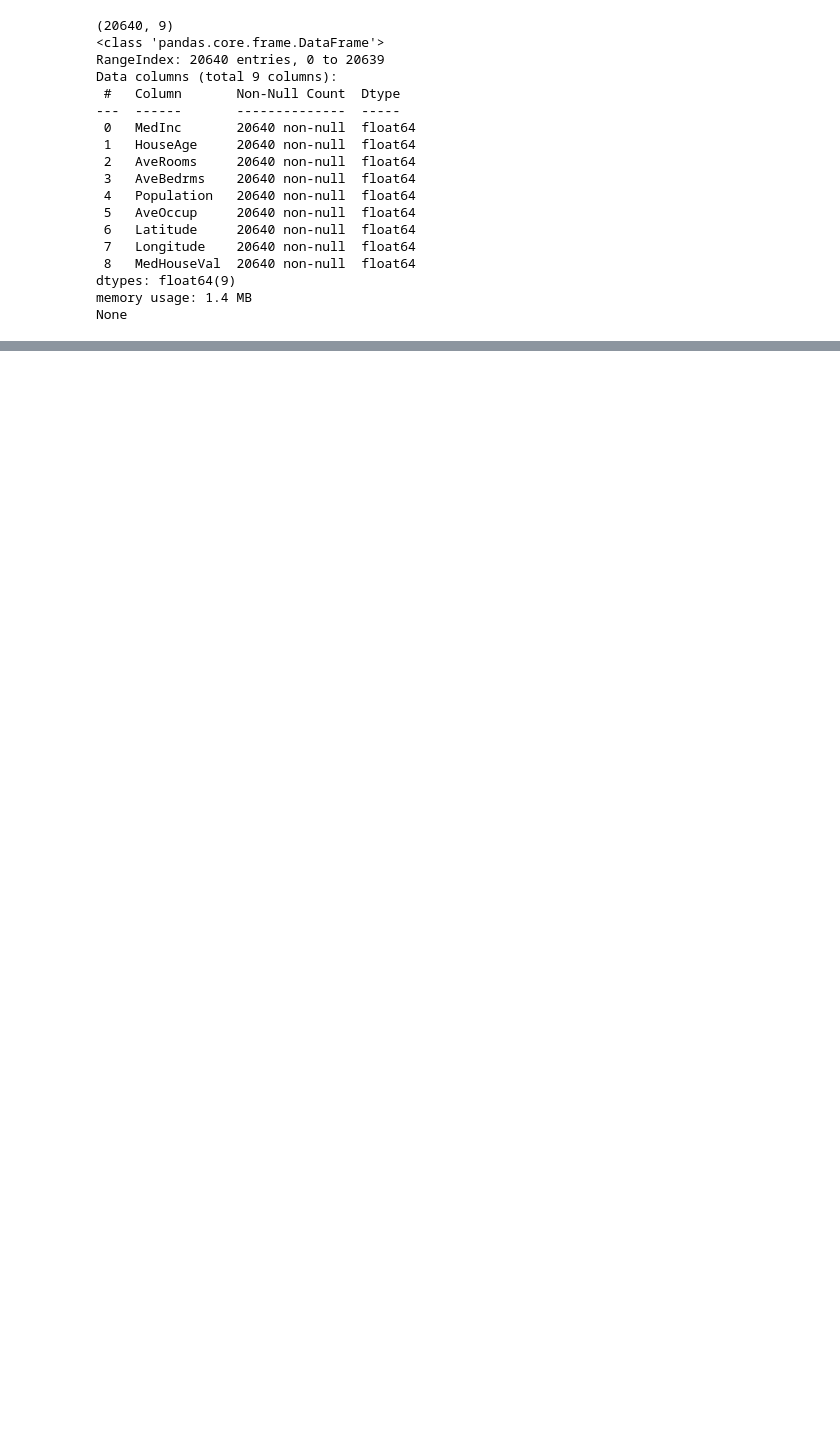
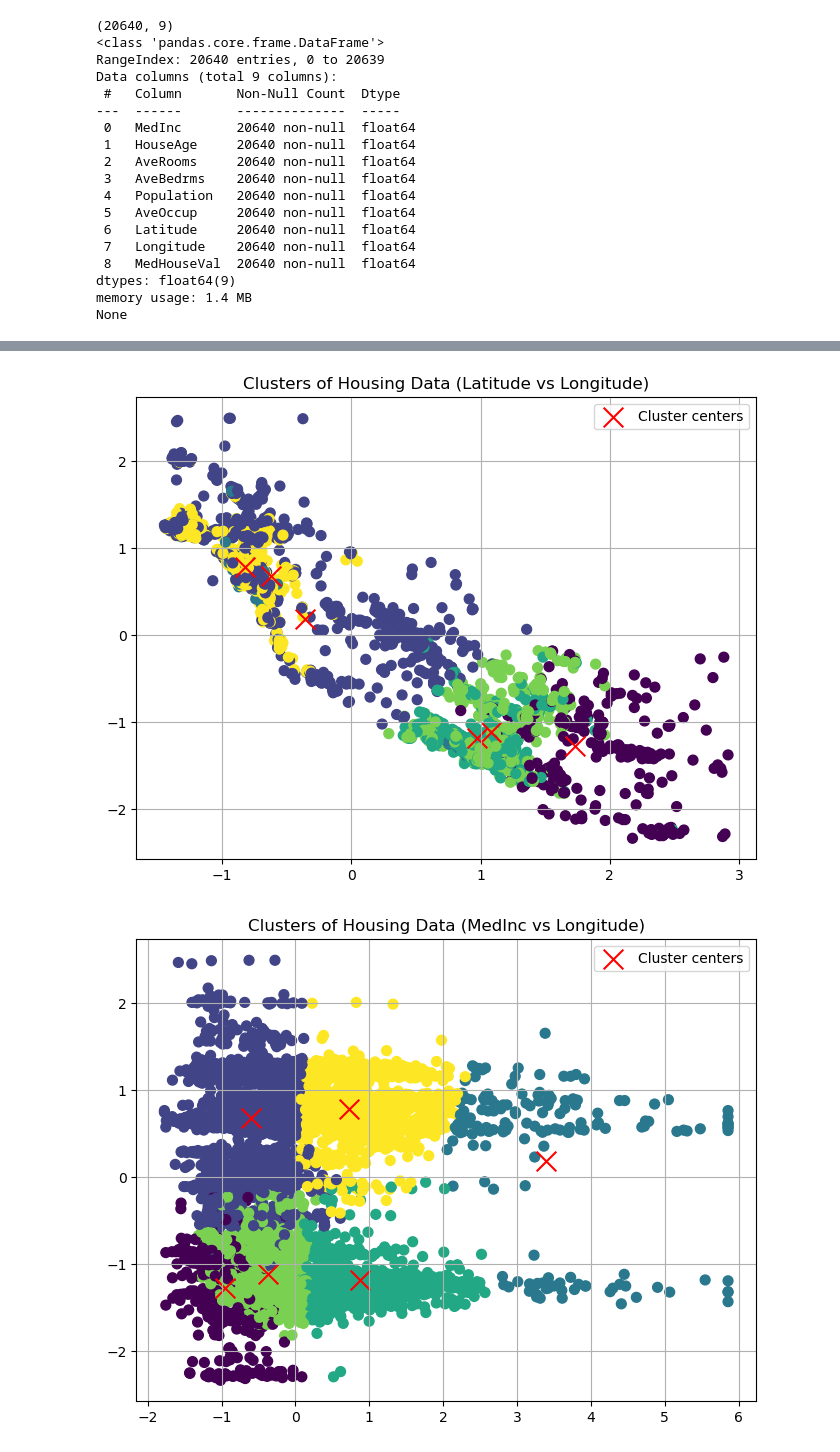
Before and after one commit to 4GeeksAcademy/K-means-project-csmb, a Jupyter notebook: src/explore.ipynb, the cells around one changed output, grey strips where cells are left out. Cells and saved outputs as stored; diff of their text form; code cells hidden in the pictures; blank space fills up the shorter version.

```diff
--- a/src/explore.ipynb
+++ b/src/explore.ipynb
@@ -126,0 +157,34 @@ y_pred = housing_model.predict(X_test)
+# %%
+# Perform prediction
+ypred_test = housing_model.predict(X_test)
+X_test["Cluster"] = ypred_test
+# %%
+## Cluster visualization (Latitude vs Longitude)
+plt.figure(figsize=(8, 6))
+plt.scatter(X_test['Latitude'], X_test['Longitude'], c=X_test['Cluster'], s=50, cmap='viridis')
+plt.scatter(housing_model.cluster_centers_[:, 1], housing_model.cluster_centers_[:, 2], c='red', marker='x', s=200, label='Cluster centers')
+plt.legend()
+plt.title('Clusters of Housing Data (Latitude vs Longitude)')
+plt.grid()
+plt.show()
+
+## Cluster visualization (MedInc vs Longitude)
+plt.figure(figsize=(8, 6))
+plt.scatter(X_test['MedInc'], X_test['Longitude'], c=X_test['Cluster'], s=50, cmap='viridis')
+plt.scatter(housing_model.cluster_centers_[:, 0], housing_model.cluster_centers_[:, 2], c='red', marker='x', s=200, label='Cluster centers')
+plt.legend()
+plt.title('Clusters of Housing Data (MedInc vs Longitude)')
+plt.grid()
+plt.show()
+
+## Cluster visualization (MedInc vs Latitude)
+plt.figure(figsize=(8, 6))
+plt.scatter(X_test['MedInc'], X_test['Latitude'], c=X_test['Cluster'], s=50, cmap='viridis')
+plt.scatter(housing_model.cluster_centers_[:, 0], housing_model.cluster_centers_[:, 1], c='red', marker='x', s=200, label='Cluster centers')
+plt.legend()
+plt.title('Clusters of Housing Data (MedInc vs Latitude)')
+plt.grid()
+plt.show()
+# %% [output]
+[figure, added]
+[figure, added]
```
Also changed, not shown: parts of 9 cells of this notebook, 2 other files.
